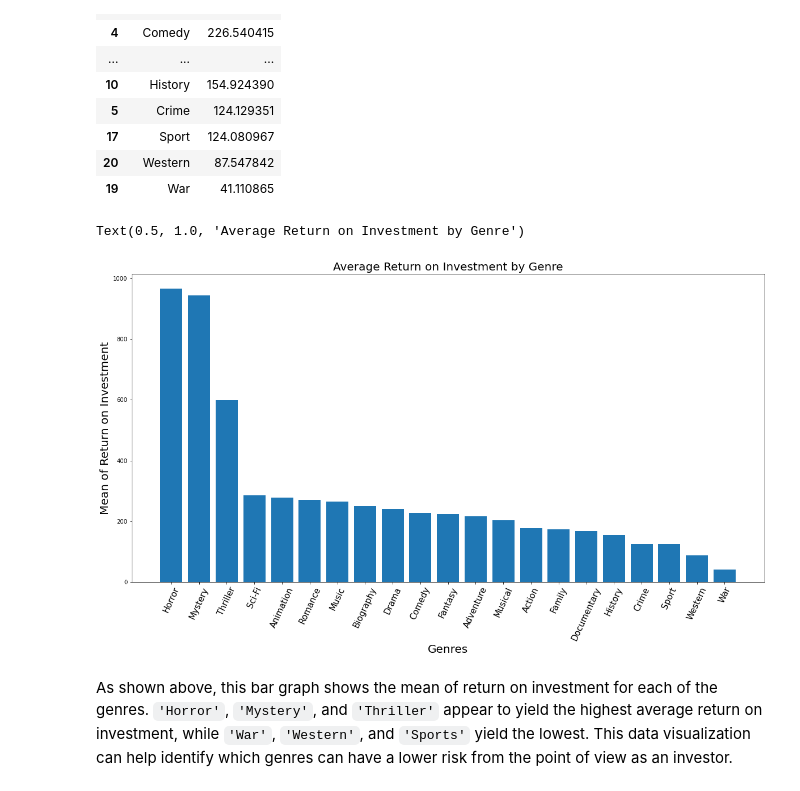
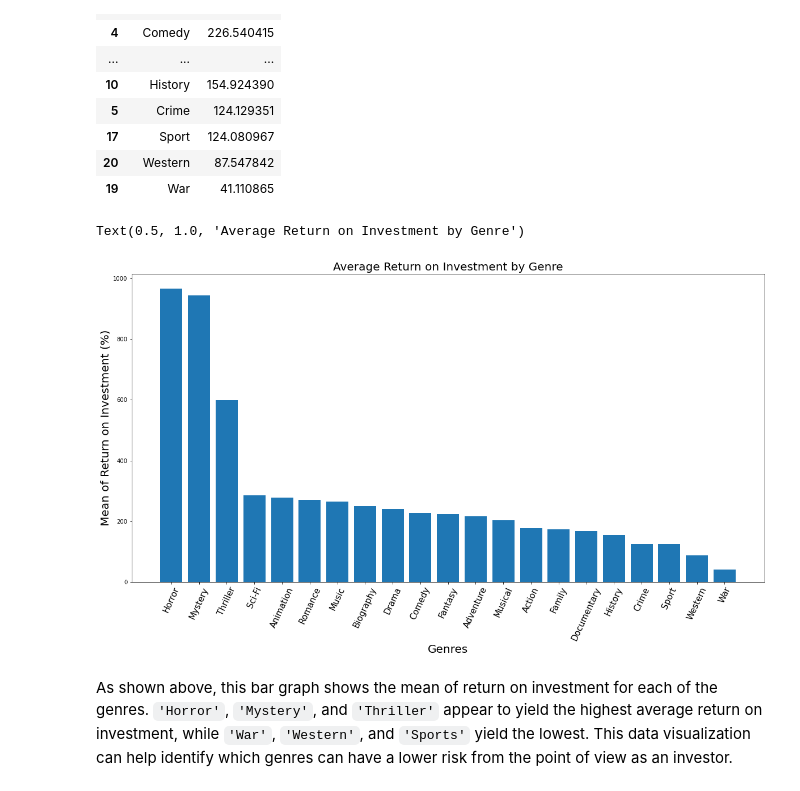
Before and after one commit to soohojp/Phase-1-Project-Best-Team-, a Jupyter notebook: master_dataset.ipynb, the cells around one changed output. Cells and saved outputs as stored; diff of their text form; code cells hidden in the pictures.

```diff
--- a/master_dataset.ipynb
+++ b/master_dataset.ipynb
@@ -198,15 +198,15 @@ genreroidf
 # %%
 fig, ax = plt.subplots(figsize = (20,10))
 x = genreroidf['Genre']
 y = genreroidf["ROI mean"]
 ax.bar(x,y)
 plt.xticks(fontsize = 15, rotation = 65)
 ax.set_xlabel("Genres", fontsize = 20)
-ax.set_ylabel("Mean of Return on Investment", fontsize = 20)
+ax.set_ylabel("Mean of Return on Investment (%)", fontsize = 20)
 ax.set_title("Average Return on Investment by Genre", fontsize = 20)
 # %% [output]
 Text(0.5, 1.0, 'Average Return on Investment by Genre')
-[figure, old version]
+[figure, new version]
 # %% [markdown]
 As shown above, this bar graph shows the mean of return on investment for each of the genres. `'Horror'`, `'Mystery'`, and `'Thriller'` appear to yield the highest average return on investment, while `'War'`, `'Western'`, and `'Sports'` yield the lowest. This data visualization can help identify which genres can have a lower risk from the point of view as an investor.
 # %% [markdown]
```
Also changed, not shown: parts of 5 cells of this notebook, 7 other files.
